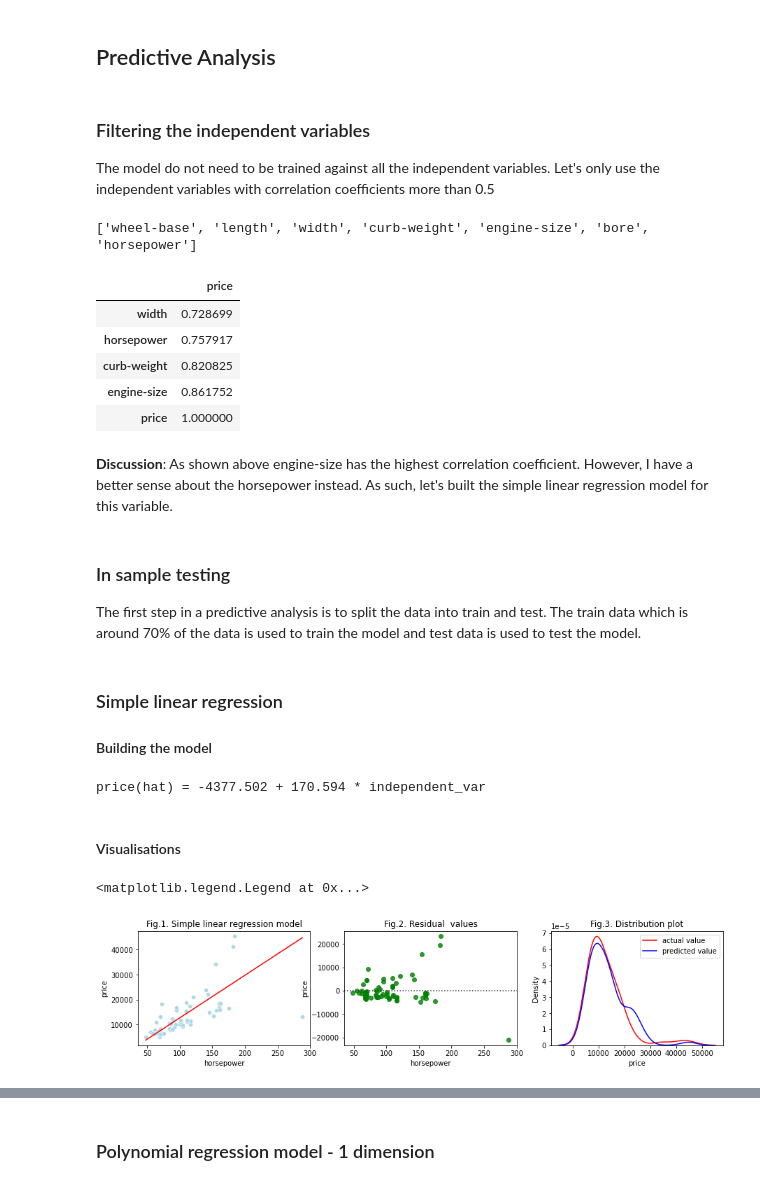
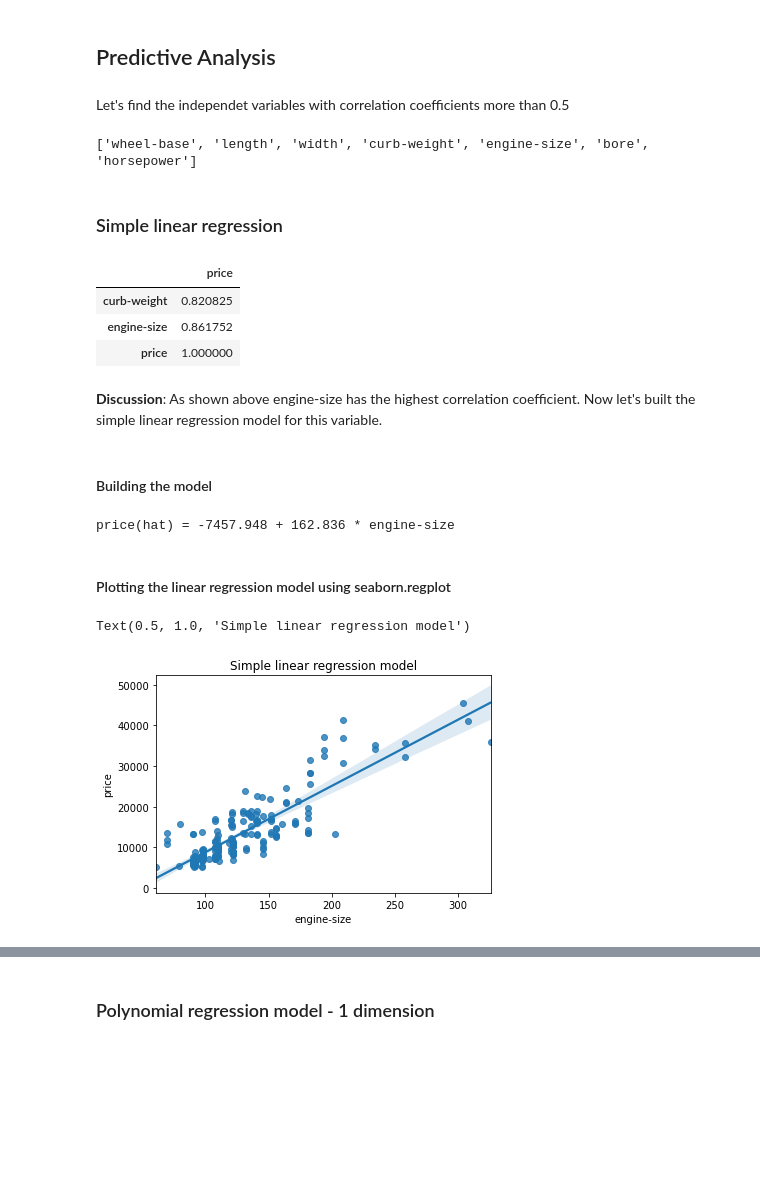
Before and after one commit to Farhad-Davaripour/Step_by_Step_Data_Analysis_Auto_Dataset, a Jupyter notebook: Code_Python.ipynb, the cells around one changed output, grey strips where cells are left out. Drawn from its saved outputs; the diff is of its cells as text; code cells hidden in the pictures; blank space fills up the shorter version.

```diff
--- a/Code_Python.ipynb
+++ b/Code_Python.ipynb
@@ -408,8 +406,7 @@ for f in range(len(col_obj_comb)):
 # %% [markdown]
 ## Predictive Analysis
 # %% [markdown]
-### Filtering the independent variables
-The model do not need to be trained against all the independent variables. Let's only use the independent variables with correlation coefficients more than 0.5
+Let's find the independet variables with correlation coefficients more than 0.5
 # %%
 df_cor = df.corr().loc['price'].to_frame()
 cor_list = df_cor[df_cor['price']>0.5].index.to_list()
@@ -417,18 +414,15 @@ cor_list.remove('price')
 print(cor_list) # list of features with correlation variable more than 0.5
 # %% [output]
 ['wheel-base', 'length', 'width', 'curb-weight', 'engine-size', 'bore', 'horsepower']
+# %% [markdown]
+### Simple linear regression
 # %%
-df_cor[df_cor['price']>0.5].sort_values(by='price').tail(5)
-# the data frame below shows that the engine-size, curb-weight and horsepower have the highest correlation coefficients.
+# first let's build a linear model using only one independent variables with highest correlation coefficient.
+df_cor[df_cor['price']>0.5].sort_values(by='price').tail(3)
 # %% [output]
 |  | price |
-| width | 0.728699 |
-| horsepower | 0.757917 |
 | curb-weight | 0.820825 |
 | engine-size | 0.861752 |
 | price | 1.000000 |
 # %% [markdown]
-**Discussion**: As shown above engine-size has the highest correlation coefficient. However, I have a better sense about the horsepower instead. As such, let's built the simple linear regression model for this variable.
+**Discussion**: As shown above engine-size has the highest correlation coefficient. Now let's built the simple linear regression model for this variable.
-# %% [markdown]
-### In sample testing
-The first step in a predictive analysis is to split the data into train and test. The train data which is around 70% of the data is used to train the model and test data is used to test the model.
@@ -440,33 +429,21 @@ x_train, x_test, y_train, y_test = train_test_split(x_data_total, y_data_total,
-# %% [markdown]
-### Simple linear regression
-#### Building the model
+# %% [markdown]
+#### Building the model
 # %%
-lm_lr=LinearRegression() # creating a linear regression object
-lm_lr.fit(x_train[['horsepower']],y_train) # train the model
-intercept=lm_lr.intercept_
-coeff=lm_lr.coef_
-print(f'price(hat) = {round(intercept,3)} + {round(coeff[0],3)} * independent_var')
+lm=LinearRegression() # creating a linear regression object
+y=df['price']
+lm.fit(df[['engine-size']],y) # train the model
+intercept=lm.intercept_
+coeff=lm.coef_
+print(f'price(hat) = {round(intercept,3)} + {round(coeff[0],3)} * engine-size')
 # %% [output]
-price(hat) = -4377.502 + 170.594 * independent_var
+price(hat) = -7457.948 + 162.836 * engine-size
-# %% [markdown]
-#### Visualisations
+# %% [markdown]
+#### Plotting the linear regression model using seaborn.regplot
 # %%
 %%capture --no-display
-# Plotting the simple regression model
-fig, ax = plt.subplots(1,3,figsize = (15,3))
-yhat_lr=lm_lr.predict(x_test[['horsepower']])
-sns.scatterplot(x_test['horsepower'],y_test, color='lightblue',ax = ax[0])
-sns.lineplot(x_test['horsepower'],yhat_lr, color='red', ax = ax[0])
-ax[0].set_title('Fig.1. Simple linear regression model')
-## Plotting the residual values
-sns.residplot(x_test[['horsepower']],y_test,color='green',ax = ax[1])
-ax[1].set_title('Fig.2. Residual  values')
-## Distribution plot
-yhat_lr=lm_lr.predict(x_test[['horsepower']])
-sns.distplot(y_test, hist=False,color='r',label="actual value",ax = ax[2])
-sns.distplot(yhat_lr, hist=False,color='blue',label="predicted value",ax = ax[2])
-ax[2].set_title('Fig.3. Distribution plot')
-ax[2].legend()
+# let's plot the regression model above
+sns.regplot(df[['engine-size']],y)
+plt.title('Simple linear regression model')
 # %% [output]
-<matplotlib.legend.Legend at 0x...>
+Text(0.5, 1.0, 'Simple linear regression model')
-[figure, old version]
+[figure, new version]
```
Also changed, not shown: parts of 49 cells of this notebook.
